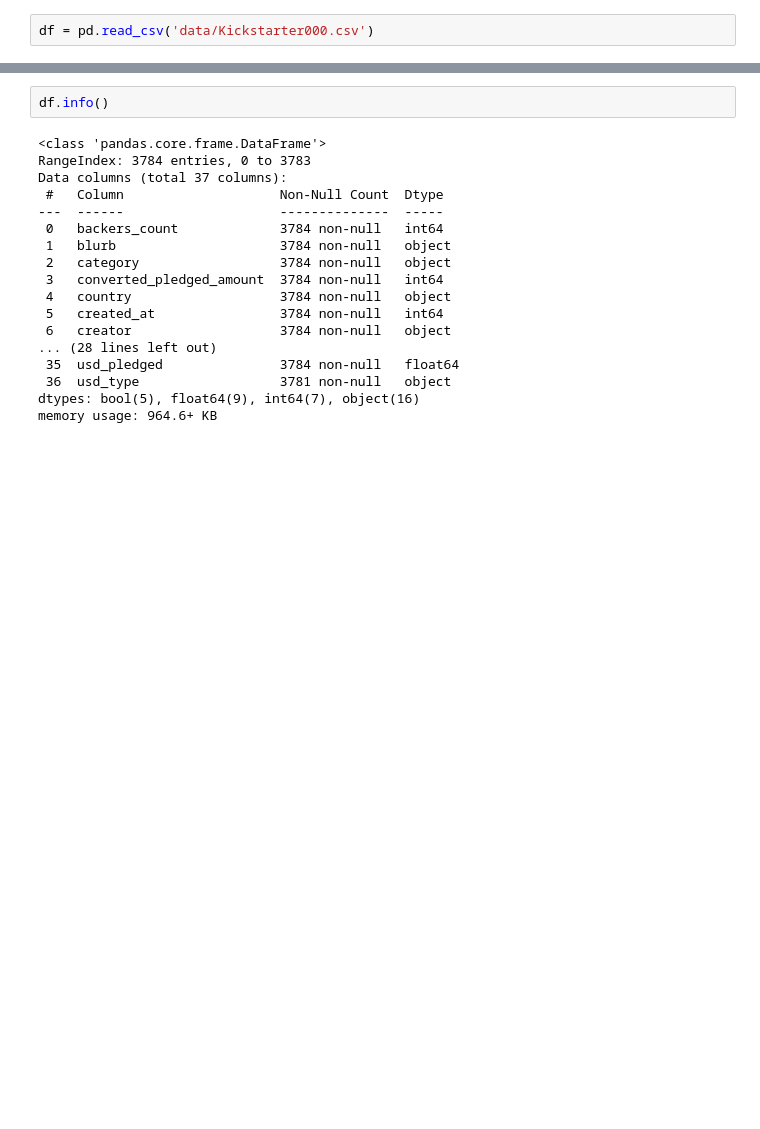
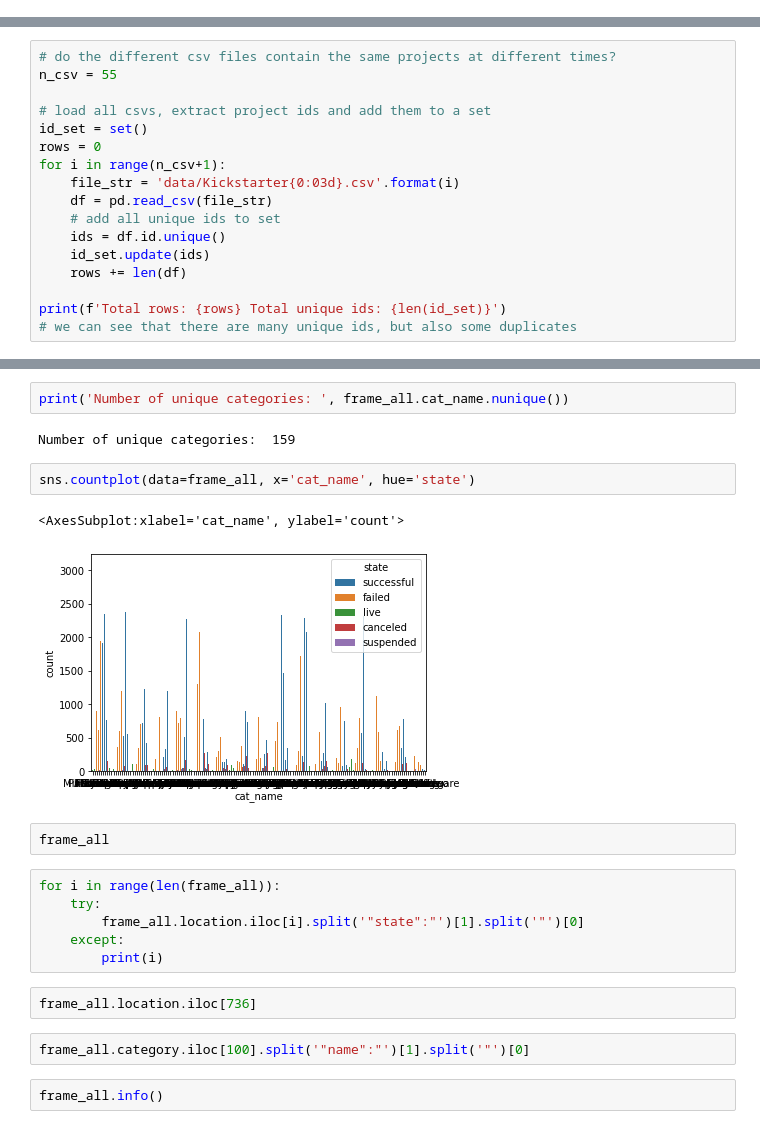
Before and after one commit to ChrisTheKnife/kick_it_like_beckham, a Jupyter notebook: EDA-kickstarter.ipynb, the cells around one changed output, grey strips where cells are left out. Cells and saved outputs as stored; diff of their text form; blank space fills up the shorter version.

Commit message:
Intermediate commit with some cleaning and feature extraction.

```diff
--- a/EDA-kickstarter.ipynb
+++ b/EDA-kickstarter.ipynb
@@ -3,2 +0,0 @@ import pandas as pd
-# %%
-df = pd.read_csv('data/Kickstarter000.csv')
@@ -4,0 +8,17 @@ df = pd.read_csv('data/Kickstarter000.csv')
+# %%
+# do the different csv files contain the same projects at different times?
+n_csv = 55
+
+# load all csvs, extract project ids and add them to a set
+id_set = set()
+rows = 0
+for i in range(n_csv+1):
+    file_str = 'data/Kickstarter{0:03d}.csv'.format(i)
+    df = pd.read_csv(file_str)
+    # add all unique ids to set
+    ids = df.id.unique()
+    id_set.update(ids)
+    rows += len(df)
+
+print(f'Total rows: {rows} Total unique ids: {len(id_set)}')
+# we can see that there are many unique ids, but also some duplicates
@@ -5,20 +147,23 @@ df = pd.read_csv('data/Kickstarter000.csv')
+# %%
+print('Number of unique categories: ', frame_all.cat_name.nunique())
+# %% [output]
+Number of unique categories:  159
+# %%
+sns.countplot(data=frame_all, x='cat_name', hue='state')
+# %% [output]
+<AxesSubplot:xlabel='cat_name', ylabel='count'>
+[figure, added]
+# %%
+frame_all
+# %%
+for i in range(len(frame_all)):
+    try:
+        frame_all.location.iloc[i].split('"state":"')[1].split('"')[0]
+    except:
+        print(i)
+# %%
+frame_all.location.iloc[736]
+# %%
+frame_all.category.iloc[100].split('"name":"')[1].split('"')[0]
 # %%
-df.info()
+frame_all.info()
-# %% [output]
-<class 'pandas.core.frame.DataFrame'>
-RangeIndex: 3784 entries, 0 to 3783
-Data columns (total 37 columns):
- #   Column                    Non-Null Count  Dtype
----  ------                    --------------  -----
- 0   backers_count             3784 non-null   int64
- 1   blurb                     3784 non-null   object
- 2   category                  3784 non-null   object
- 3   converted_pledged_amount  3784 non-null   int64
- 4   country                   3784 non-null   object
- 5   created_at                3784 non-null   int64
- 6   creator                   3784 non-null   object
-... (28 lines left out)
- 35  usd_pledged               3784 non-null   float64
- 36  usd_type                  3781 non-null   object
-dtypes: bool(5), float64(9), int64(7), object(16)
-memory usage: 964.6+ KB
```
Also changed, not shown: parts of 21 cells of this notebook.
